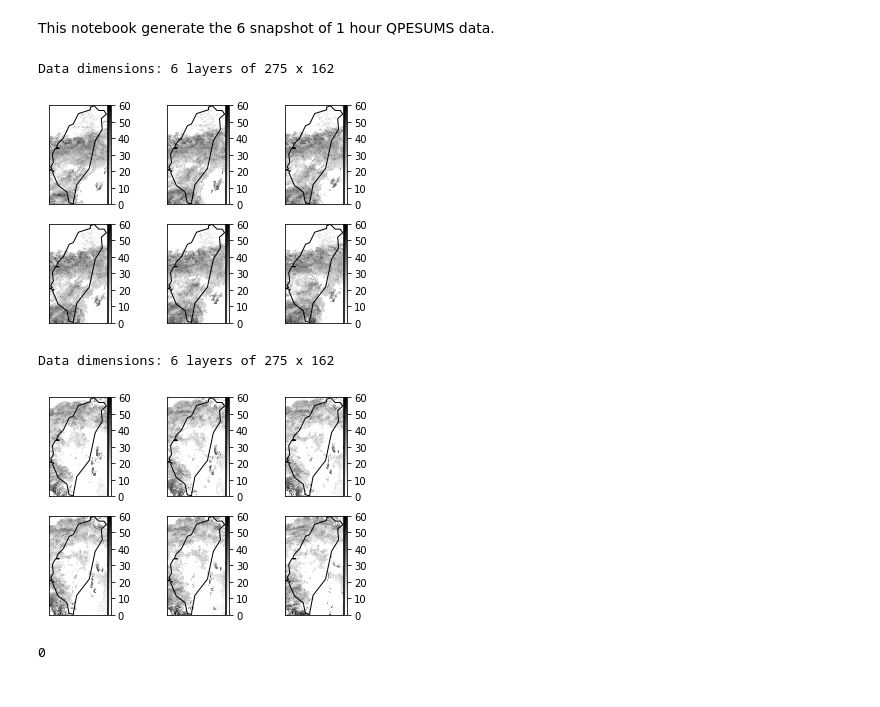
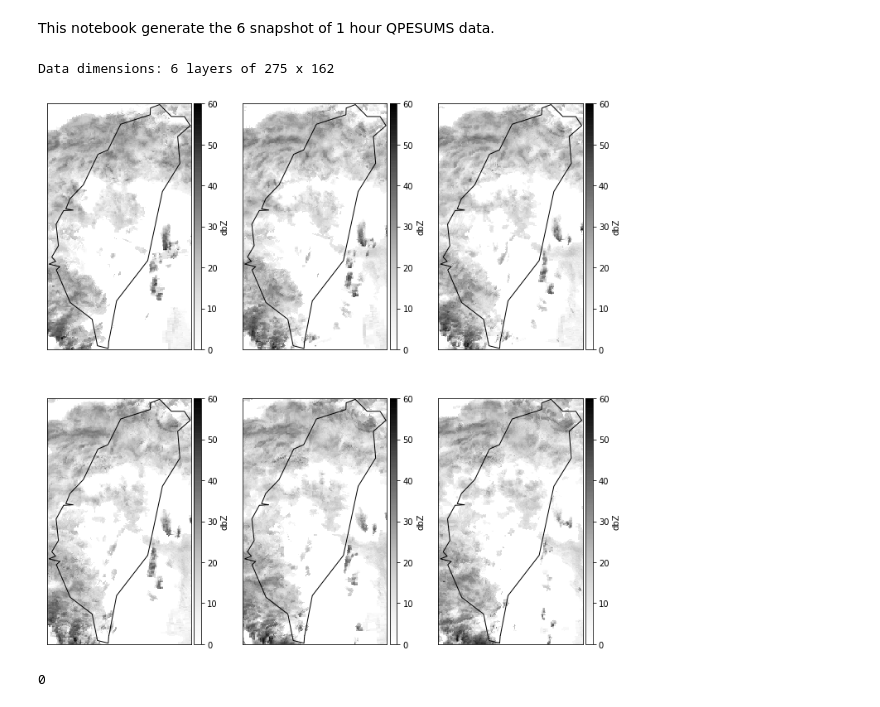
Before and after one commit to tingsyo/qpetw, a Jupyter notebook: results/04_show_qpesums.ipynb, the cells around one changed output. Drawn from its saved outputs; the diff is of its cells as text; code cells hidden in the pictures.

```diff
--- a/results/04_show_qpesums.ipynb
+++ b/results/04_show_qpesums.ipynb
@@ -15,39 +15,38 @@ lat0 = 21.8875
 lat1 = 25.3125
 lon0 = 120.0
 lon1 = 122.0125
 
 lats = np.arange(21.8875, 25.3125, 0.0125)
 lons = np.arange(120.0, 122.0125, 0.0125)
 
 def plot_dbz_6maps(data):
     import matplotlib.pyplot as plt
     # Get data dimensions
-    nl, ny, nx = data.shape
+    ny, nx, nl = data.shape
     print('Data dimensions: ' + str(nl) + ' layers of ' + str(ny) + ' x ' + str(nx))
+    plt.figure(figsize=(12,12))
     # Making plot
     for i in range(nl):
         ax = plt.subplot(2, nl/2, i+1)
         # create basemap
         m = Basemap(llcrnrlon=lon0, urcrnrlon=lon1, llcrnrlat=lat0, urcrnrlat=lat1, resolution='l')
         # draw coastlines on map.
         m.drawcoastlines()
-        m.imshow(((data[i, :,:])), alpha=0.99, cmap='Greys', vmin=0., vmax=60)
-        m.colorbar()
+        m.imshow(((data[:,:, i])), alpha=0.99, cmap='Greys', vmin=0., vmax=60)
+        cbar = m.colorbar()
+        cbar.set_label('dbZ')
         #ax.get_xaxis().set_visible(False)
         #ax.get_yaxis().set_visible(False)
     #plt.tight_layout()
     plt.show()
     return(0)
 
 
 # Full Dataset (34369 records)
-d1 = np.load('../data/dbz_2014061316_LST/2014061412.npy', allow_pickle=True)
-d2 = np.load('../data/dbz_2014061316/2014061412.npy', allow_pickle=True)
 #plot_dbz_6maps(d1)
+d2 = np.load('../data/qpesums_lst_npy-hwc/2014061420.npy', allow_pickle=True)
 plot_dbz_6maps(d2)
 # %% [output]
 Data dimensions: 6 layers of 275 x 162
-[figure, old version]
+[figure, new version]
-Data dimensions: 6 layers of 275 x 162
+0
-[figure, removed]
-0
```
Also changed, not shown: 2 other files.
